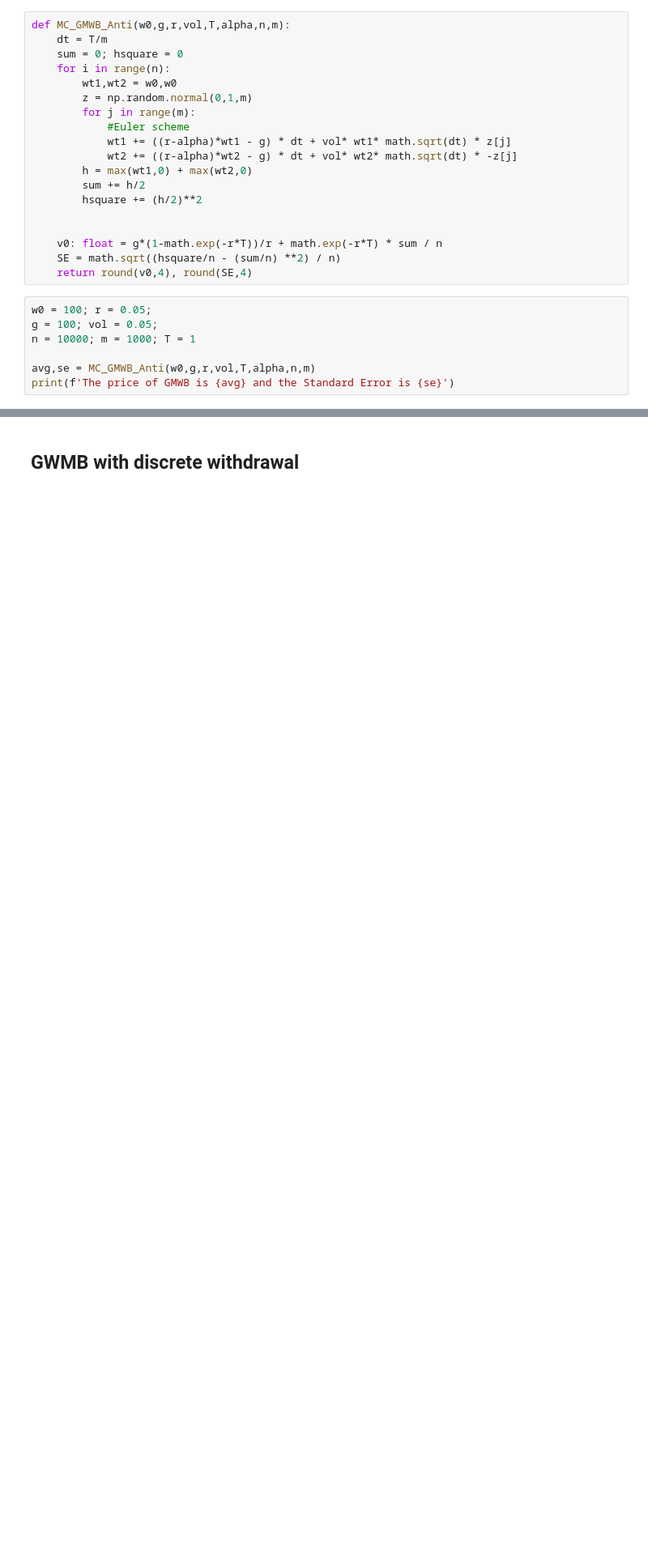
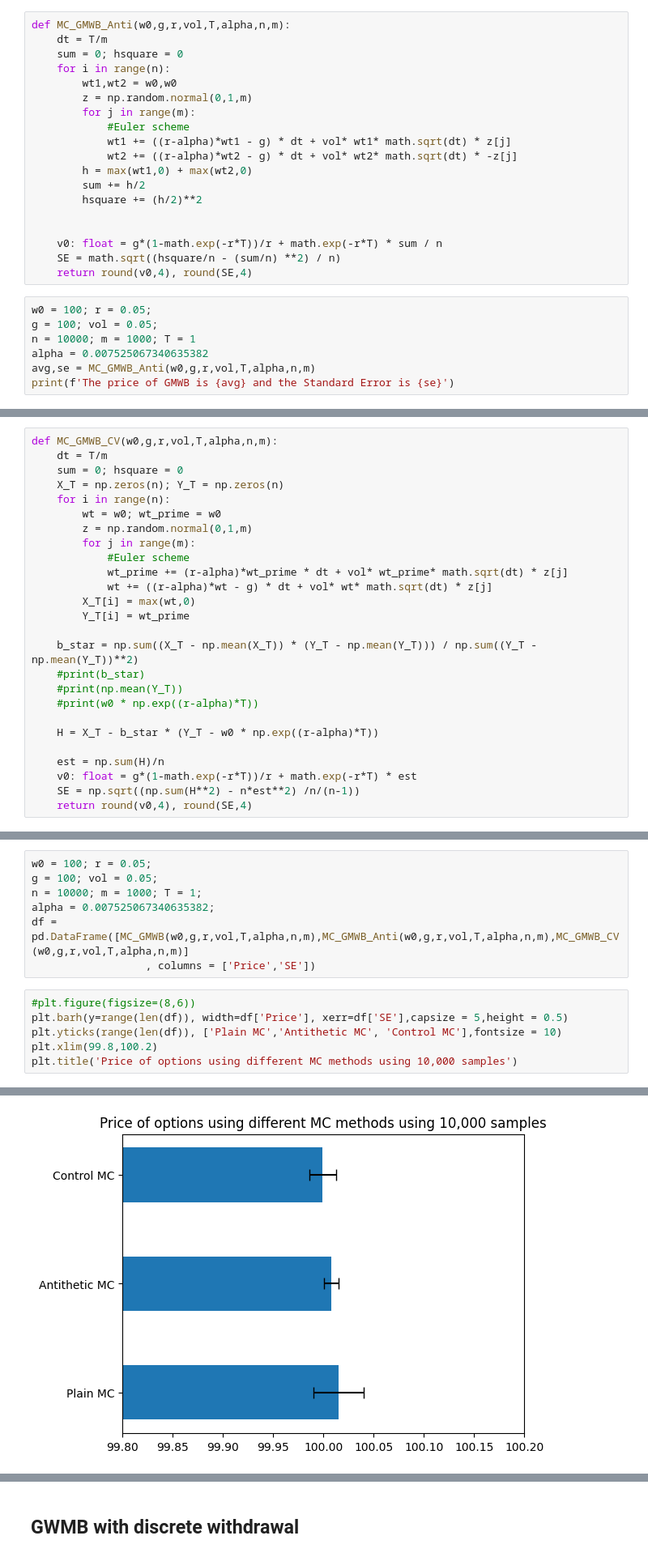
Before and after one commit to Ojwm81989/Projects, a Jupyter notebook: GMWB.ipynb, the cells around one changed output, grey strips where cells are left out. Shown at 81% size. Cells and saved outputs as stored; diff of their text form; blank space fills up the shorter version.

```diff
--- a/GMWB.ipynb
+++ b/GMWB.ipynb
@@ -109,7 +109,7 @@ def MC_GMWB_Anti(w0,g,r,vol,T,alpha,n,m):
 w0 = 100; r = 0.05;
 g = 100; vol = 0.05;
 n = 10000; m = 1000; T = 1
-
+alpha = 0.007525067340635382
 avg,se = MC_GMWB_Anti(w0,g,r,vol,T,alpha,n,m)
 print(f'The price of GMWB is {avg} and the Standard Error is {se}')
 # %% [output]
@@ -116,0 +134,26 @@ The price of GMWB is 99.9857 and the Standard Error is 0.0071
+# %%
+def MC_GMWB_CV(w0,g,r,vol,T,alpha,n,m):
+    dt = T/m
+    sum = 0; hsquare = 0
+    X_T = np.zeros(n); Y_T = np.zeros(n)
+    for i in range(n):
+        wt = w0; wt_prime = w0
+        z = np.random.normal(0,1,m)
+        for j in range(m):
+            #Euler scheme
+            wt_prime += (r-alpha)*wt_prime * dt + vol* wt_prime* math.sqrt(dt) * z[j]
+            wt += ((r-alpha)*wt - g) * dt + vol* wt* math.sqrt(dt) * z[j]
+        X_T[i] = max(wt,0)
+        Y_T[i] = wt_prime
+
+    b_star = np.sum((X_T - np.mean(X_T)) * (Y_T - np.mean(Y_T))) / np.sum((Y_T - np.mean(Y_T))**2)
+    #print(b_star)
+    #print(np.mean(Y_T))
+    #print(w0 * np.exp((r-alpha)*T))
+
+    H = X_T - b_star * (Y_T - w0 * np.exp((r-alpha)*T))
+
+    est = np.sum(H)/n
+    v0: float = g*(1-math.exp(-r*T))/r + math.exp(-r*T) * est
+    SE = np.sqrt((np.sum(H**2) - n*est**2) /n/(n-1))
+    return round(v0,4), round(SE,4)
@@ -116,0 +172,14 @@ The price of GMWB is 99.9857 and the Standard Error is 0.0071
+# %%
+w0 = 100; r = 0.05;
+g = 100; vol = 0.05;
+n = 10000; m = 1000; T = 1;
+alpha = 0.007525067340635382;
+df = pd.DataFrame([MC_GMWB(w0,g,r,vol,T,alpha,n,m),MC_GMWB_Anti(w0,g,r,vol,T,alpha,n,m),MC_GMWB_CV(w0,g,r,vol,T,alpha,n,m)]
+                  , columns = ['Price','SE'])
+# %%
+#plt.figure(figsize=(8,6))
+plt.barh(y=range(len(df)), width=df['Price'], xerr=df['SE'],capsize = 5,height = 0.5)
+plt.yticks(range(len(df)), ['Plain MC','Antithetic MC', 'Control MC'],fontsize = 10)
+plt.xlim(99.8,100.2)
+plt.title('Price of options using different MC methods using 10,000 samples')
+# %% [output]
@@ -116,0 +187 @@ The price of GMWB is 99.9857 and the Standard Error is 0.0071
+[figure, added]
```
Also changed, not shown: parts of 11 cells of this notebook.
